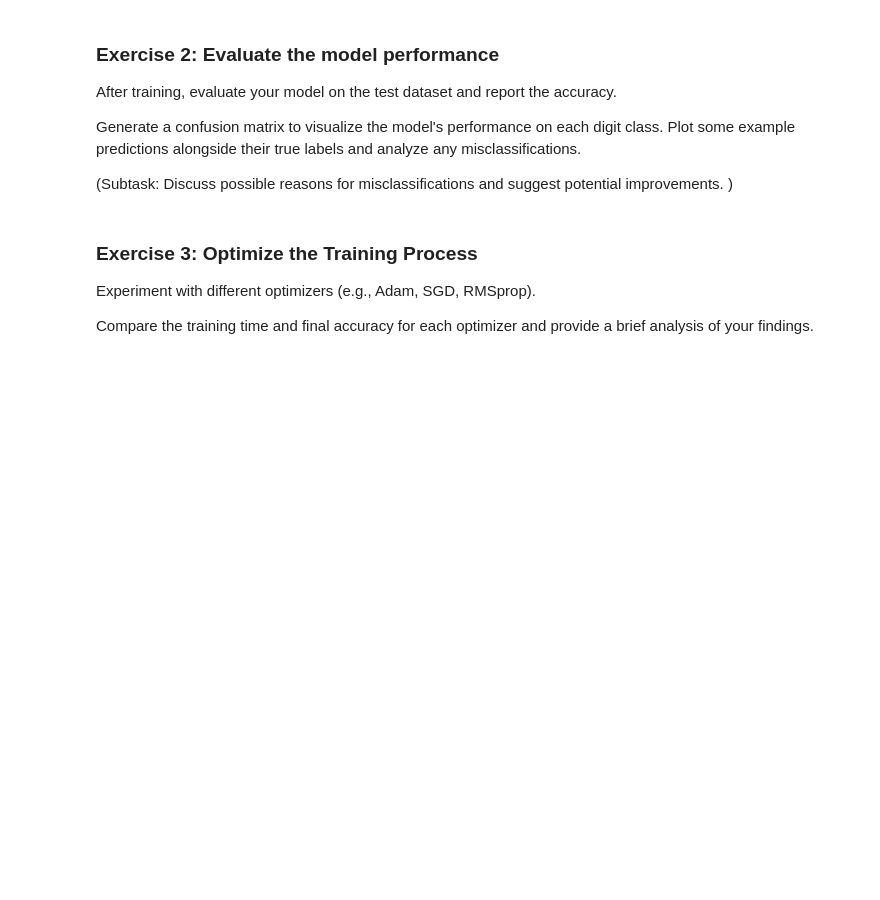
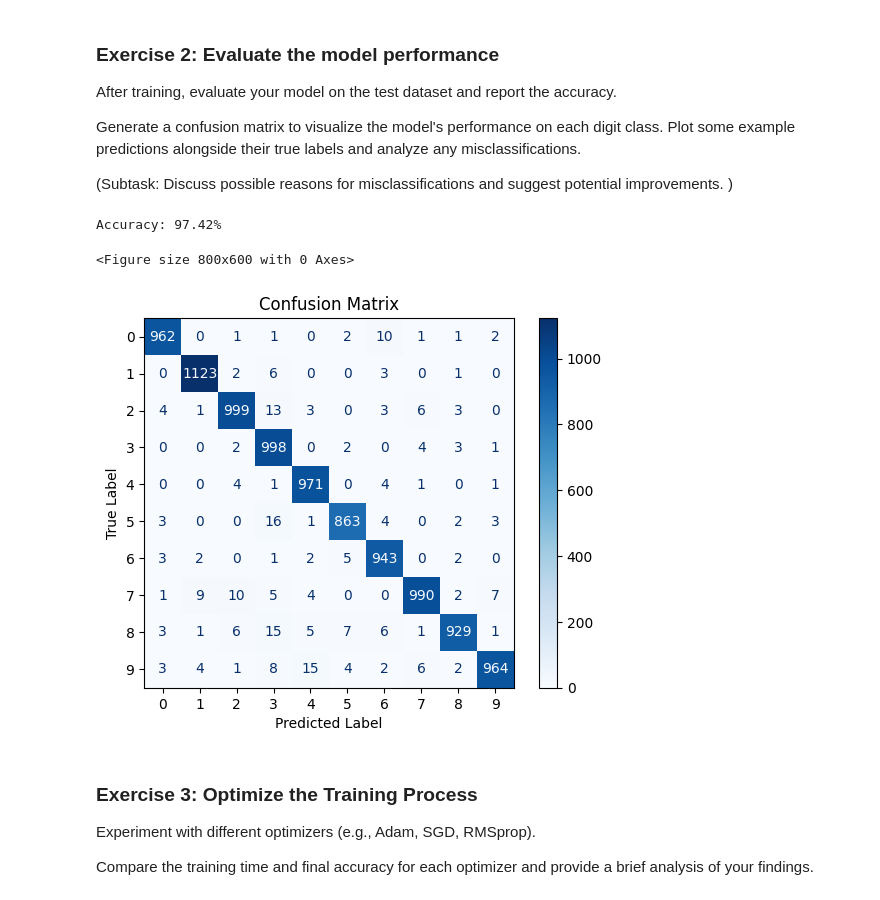
Before and after one commit to cescalara/TAML2025_ICRR_handson, a Jupyter notebook: day1/handson-dnn-1-classification-excercise.ipynb, the cells around one changed output. Drawn from its saved outputs; the diff is of its cells as text; code cells hidden in the pictures; blank space fills up the shorter version.

```diff
--- a/day1/handson-dnn-1-classification-excercise.ipynb
+++ b/day1/handson-dnn-1-classification-excercise.ipynb
@@ -244,6 +230,7 @@ def evaluate(model, test_loader):
             total += labels.size(0)
             correct += (predicted == labels).sum().item()
     print(f'Accuracy: {100 * correct / total:.2f}%')
+    return correct / total
 
-evaluate(model, test_loader)
+_ = evaluate(model, test_loader)
 # %% [output]
@@ -310,6 +435,59 @@ Generate a confusion matrix to visualize the model's performance on each digit c
 Plot some example predictions alongside their true labels and analyze any misclassifications.
 
 (Subtask: Discuss possible reasons for misclassifications and suggest potential improvements. )
+# %%
+def evaluate(model, test_loader):
+    model = model.to(device)
+    model.eval()
+    correct = 0 #keep track of correct predictions
+    total = 0 # total number
+    with torch.no_grad():
+        for images, labels in test_loader: # loop over all data in test set
+            images, labels = images.to(device), labels.to(device)
+            outputs = model(images) # Forward pass of input data
+            _, predicted = torch.max(outputs.data, 1) # find index of maximum value in outputs
+            total += labels.size(0)
+            correct += (predicted == labels).sum().item()
+    print(f'Accuracy: {100 * correct / total:.2f}%')
+    return correct / total
+
+_ = evaluate(model_hiddenlayer, test_loader)
+# %% [output]
+Accuracy: 97.42%
+# %%
+import matplotlib.pyplot as plt
+from sklearn.metrics import confusion_matrix, ConfusionMatrixDisplay
+
+def plot_confusion_matrix(model, dataloader, class_names):
+    model.eval()  # Set model to evaluation mode
+    all_preds = []
+    all_labels = []
+
+    with torch.no_grad():
+        for inputs, labels in dataloader:
+            inputs, labels = inputs.to(device), labels.to(device)
+            outputs = model(inputs)
+            _, preds = torch.max(outputs, 1)
+            all_preds.extend(preds.cpu().numpy())
+            all_labels.extend(labels.cpu().numpy())
+
+    # Compute confusion matrix
+    cm = confusion_matrix(all_labels, all_preds)
+    disp = ConfusionMatrixDisplay(confusion_matrix=cm, display_labels=class_names)
+
+    # Plot confusion matrix
+    plt.figure(figsize=(8, 6))
+    disp.plot(cmap=plt.cm.Blues, values_format='d')
+    plt.title("Confusion Matrix")
+    plt.xlabel("Predicted Label")
+    plt.ylabel("True Label")
+    plt.show()
+
+class_names = ["%i" % i for i in range(10)]
+plot_confusion_matrix(model_hiddenlayer, test_loader, class_names=class_names)
+# %% [output]
+<Figure size 800x600 with 0 Axes>
+[figure, added]
 # %% [markdown]
 ### Exercise 3: Optimize the Training Process
 
```
Also changed, not shown: parts of 13 cells of this notebook.
